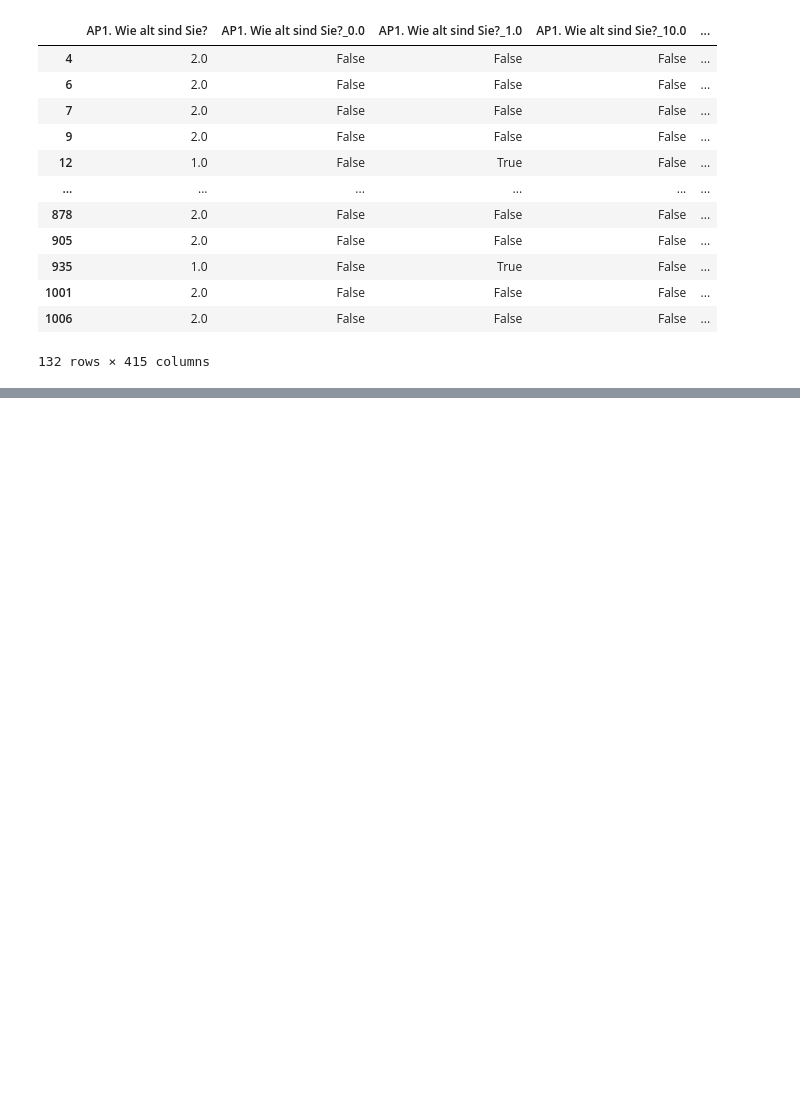
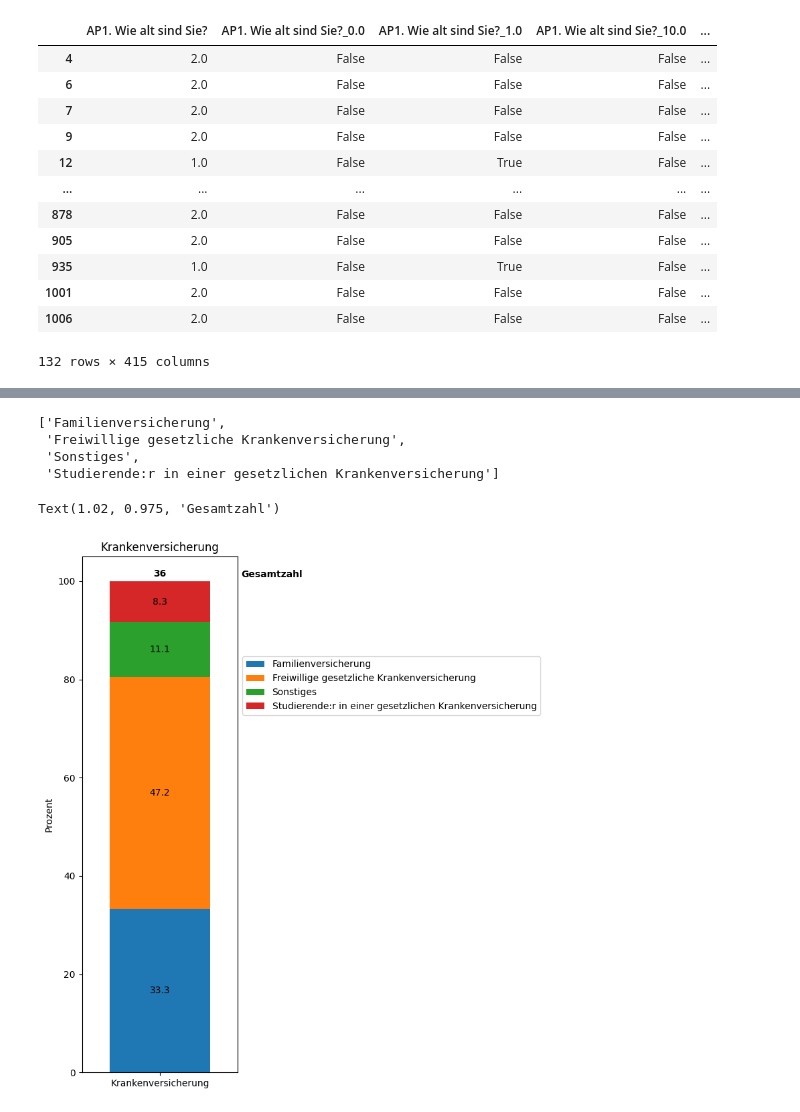
Before and after one commit to michaelgerloff/Survey_working_conditions_art_history, a Jupyter notebook: notebooks/02_Correlation_Analysis.ipynb, the cells around one changed output, grey strips where cells are left out. Drawn from its saved outputs; the diff is of its cells as text; code cells hidden in the pictures; blank space fills up the shorter version.

```diff
--- a/notebooks/02_Correlation_Analysis.ipynb
+++ b/notebooks/02_Correlation_Analysis.ipynb
@@ -1450,0 +1498,2 @@ DR_df.to_csv('../data/processed/04_doctoral_researchers.csv')
+# %%
+ls_health_insurance_S = [col for col in DR_df if col.startswith('S8r')]
@@ -1450,0 +1507,3 @@ DR_df.to_csv('../data/processed/04_doctoral_researchers.csv')
+# %%
+health_insurance_S_df, health_insurance_S_perc = cross_analysis_one_hot([S_career], ls_health_insurance_S, df=DR_df)
+ls_health_insurance_levels = [item]
@@ -1450,0 +1515,42 @@ DR_df.to_csv('../data/processed/04_doctoral_researchers.csv')
+# %%
+ls_exclude = [col for col in health_insurance_S_df.columns if (col.endswith('Percentage')) | (col == 'totals')]
+# get a list of university positions by first filtering out the unwanted column names and use only the string after _
+ls_health_insurance_levels = [item.split(sep='_')[-1] for item in health_insurance_S_df.columns.to_list() if item not in ls_exclude]
+# %%
+ls_health_insurance_levels
+# %% [output]
+['Familienversicherung',
+ 'Freiwillige gesetzliche Krankenversicherung',
+ 'Sonstiges',
+ 'Studierende:r in einer gesetzlichen Krankenversicherung']
+# %%
+ax = health_insurance_S_df[health_insurance_S_perc].plot(kind='bar',
+                        stacked=True,
+                        figsize=(3, 10),
+                        #rot=45,
+                        ylabel='Prozent',
+                        #xlabel='Karrierepfad',
+                        width=0.9,
+                        title='Krankenversicherung'
+                        )
+
+# add percentage labels into the bars
+for c in ax.containers:
+    # Optional: if the segment is small or 0, customize the labels
+    labels = [v.get_height() if v.get_height() > 0 else '' for v in c]
+    # remove the labels parameter if it's not needed for customized labels
+    ax.bar_label(c, fmt=lambda x: f'{x:.1f}' if x > 0 else '', label_type='center')
+
+ax.set_xticklabels(['Krankenversicherung'], rotation=0, ha='center', rotation_mode='anchor')
+ax.legend(loc='center left', bbox_to_anchor=(1, 0.75), labels=ls_health_insurance_levels)
+
+#add total values of entries above bar
+y_offset = 4
+for i, total in enumerate(health_insurance_S_df['totals']):
+    ax.text(health_insurance_S_df['totals'].reset_index().index[i], y= 101, s = total, ha='center',
+    weight='bold')
+
+ax.text(1.02, 0.975, 'Gesamtzahl', transform=ax.transAxes, fontsize=10, verticalalignment='top', weight='bold')
+# %% [output]
+Text(1.02, 0.975, 'Gesamtzahl')
+[figure, added]
```
Also changed, not shown: parts of 20 cells of this notebook, 3 other files.
